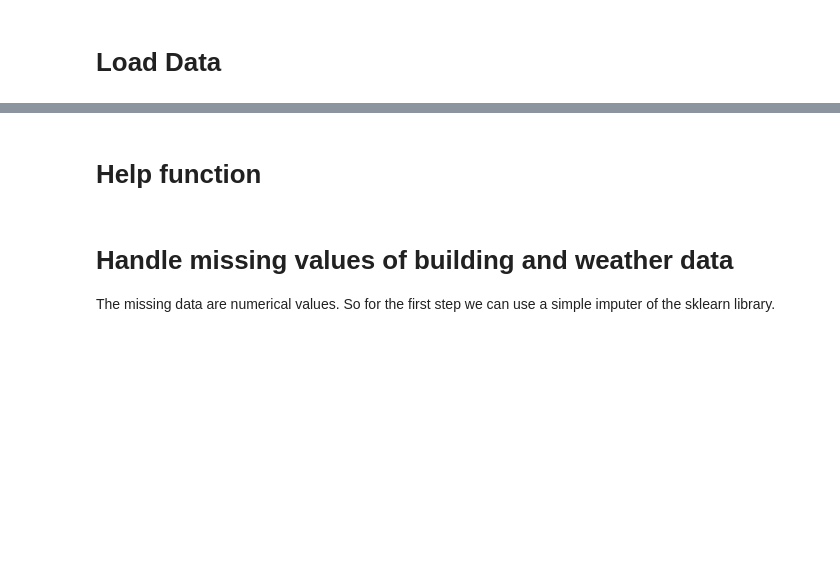
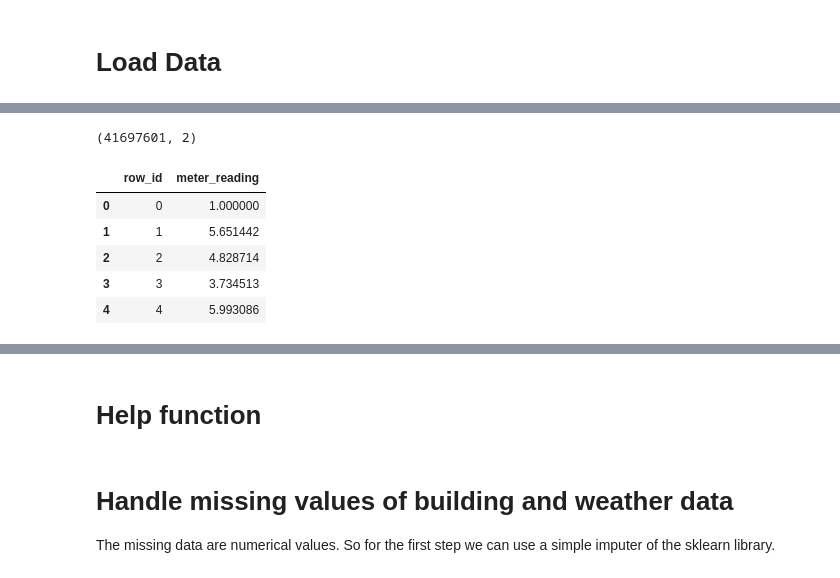
Before and after one commit to YosriMimouna/ASHRAE---Great-Energy-Predictor-III, a Jupyter notebook: ASHRAE_Great_Energy_Prediction.ipynb, the cells around one changed output, grey strips where cells are left out. Saved outputs shown, nothing was run; the diff lists cells and outputs as text; code cells hidden in the pictures; blank space fills up the shorter version.

```diff
--- a/ASHRAE_Great_Energy_Prediction.ipynb
+++ b/ASHRAE_Great_Energy_Prediction.ipynb
@@ -82,3 +78,18 @@ print(os.listdir(path_in))
 train_data = pd.read_csv(path_in+'train.csv', parse_dates=['timestamp'])
 train_weather = pd.read_csv(path_in+'weather_train.csv', parse_dates=['timestamp'])
 building_data = pd.read_csv(path_in+'building_metadata.csv')
+# %%
+df = pd.read_csv('submission-file.csv')
+# %%
+df.shape
+# %% [output]
+(41697601, 2)
+# %%
+df.head()
+# %% [output]
+|  | row_id | meter_reading |
+| 0 | 0 | 1.000000 |
+| 1 | 1 | 5.651442 |
+| 2 | 2 | 4.828714 |
+| 3 | 3 | 3.734513 |
+| 4 | 4 | 5.993086 |
```
Also changed, not shown: parts of 20 cells of this notebook.
